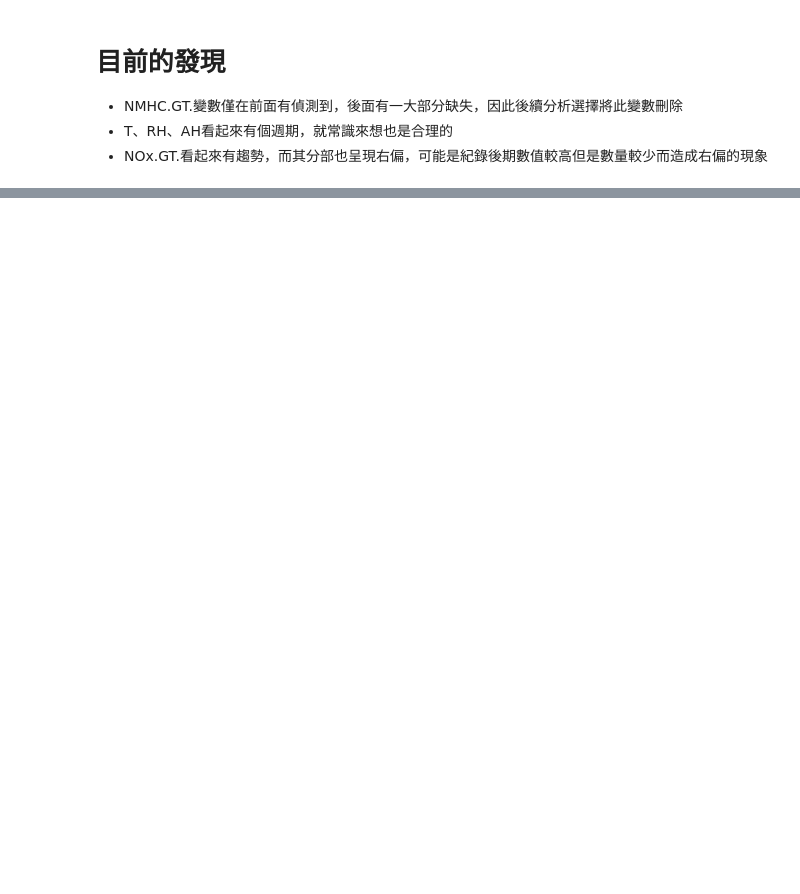
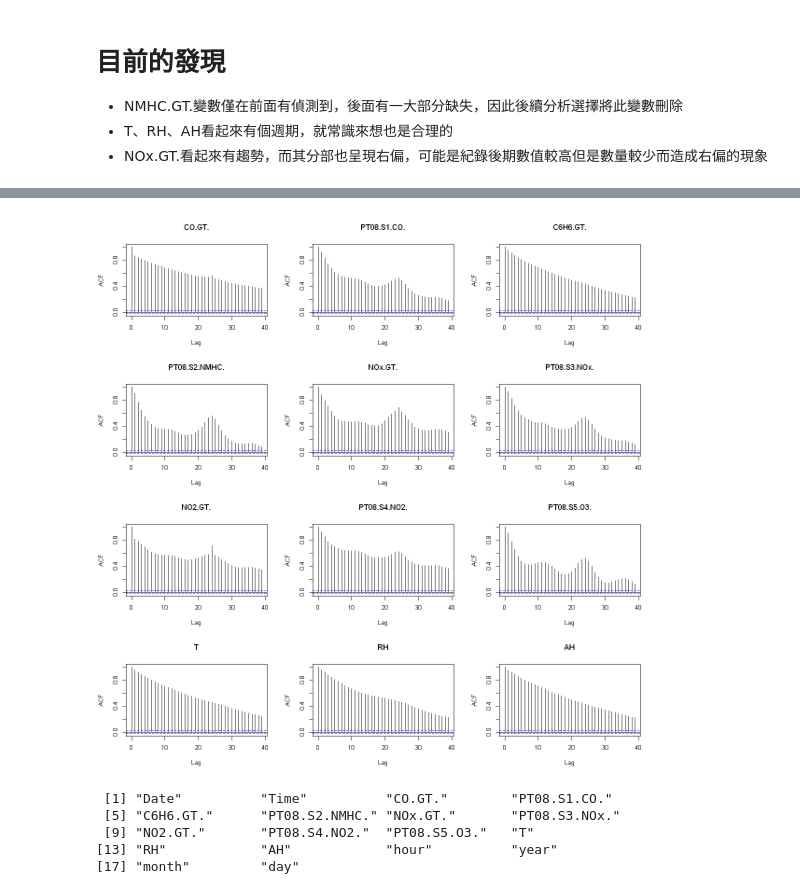
Before and after one commit to XieJiaming/Air-quality, a Jupyter notebook: AirQuality.ipynb, the cells around one changed output, grey strips where cells are left out. Cells and saved outputs as stored; diff of their text form; code cells hidden in the pictures; blank space fills up the shorter version.

```diff
--- a/AirQuality.ipynb
+++ b/AirQuality.ipynb
@@ -260,0 +328,16 @@ airquality <- airquality[,c(3,4,6:15)]
+# %%
+options(repr.plot.width = 10, repr.plot.height = 10)
+par(mfrow=c(4,3))
+for (i in 3:14) {
+ acf(Airquality[,i], main = colnames(Airquality)[i])
+}
+# %% [output]
+[figure, added]
+# %%
+colnames(Airquality)
+# %% [output]
+ [1] "Date"          "Time"          "CO.GT."        "PT08.S1.CO."
+ [5] "C6H6.GT."      "PT08.S2.NMHC." "NOx.GT."       "PT08.S3.NOx."
+ [9] "NO2.GT."       "PT08.S4.NO2."  "PT08.S5.O3."   "T"
+[13] "RH"            "AH"            "hour"          "year"
+[17] "month"         "day"
```
Also changed, not shown: parts of 23 cells of this notebook.
